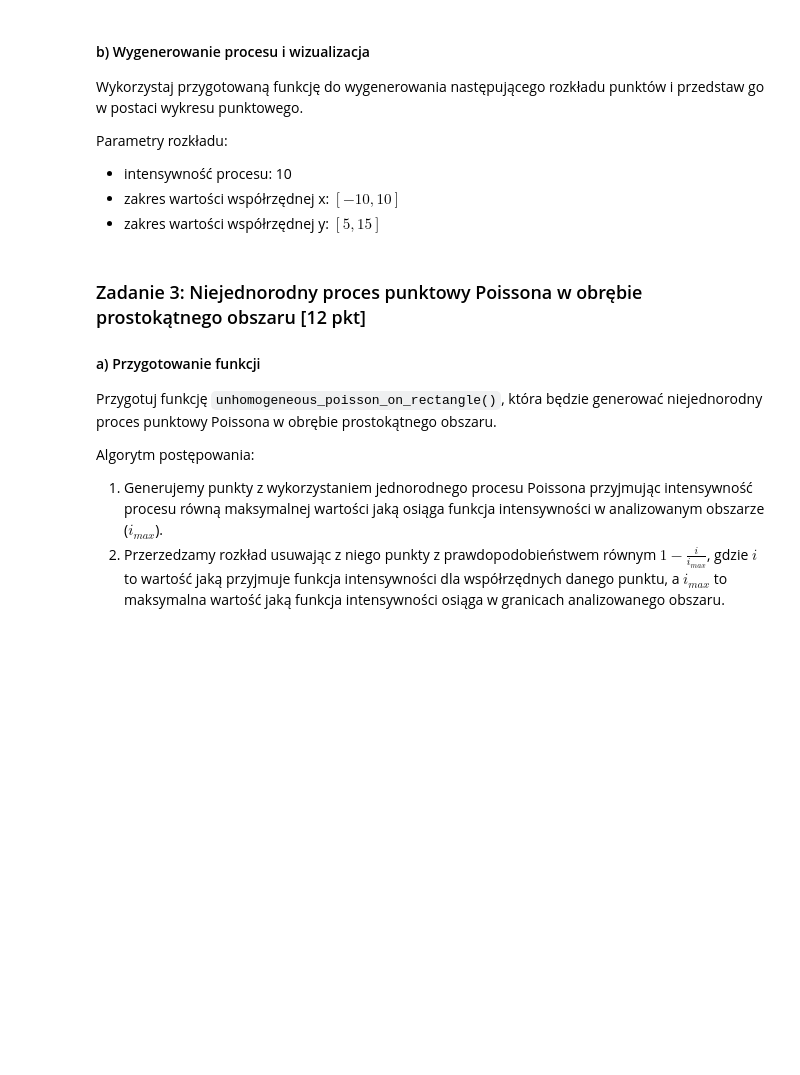
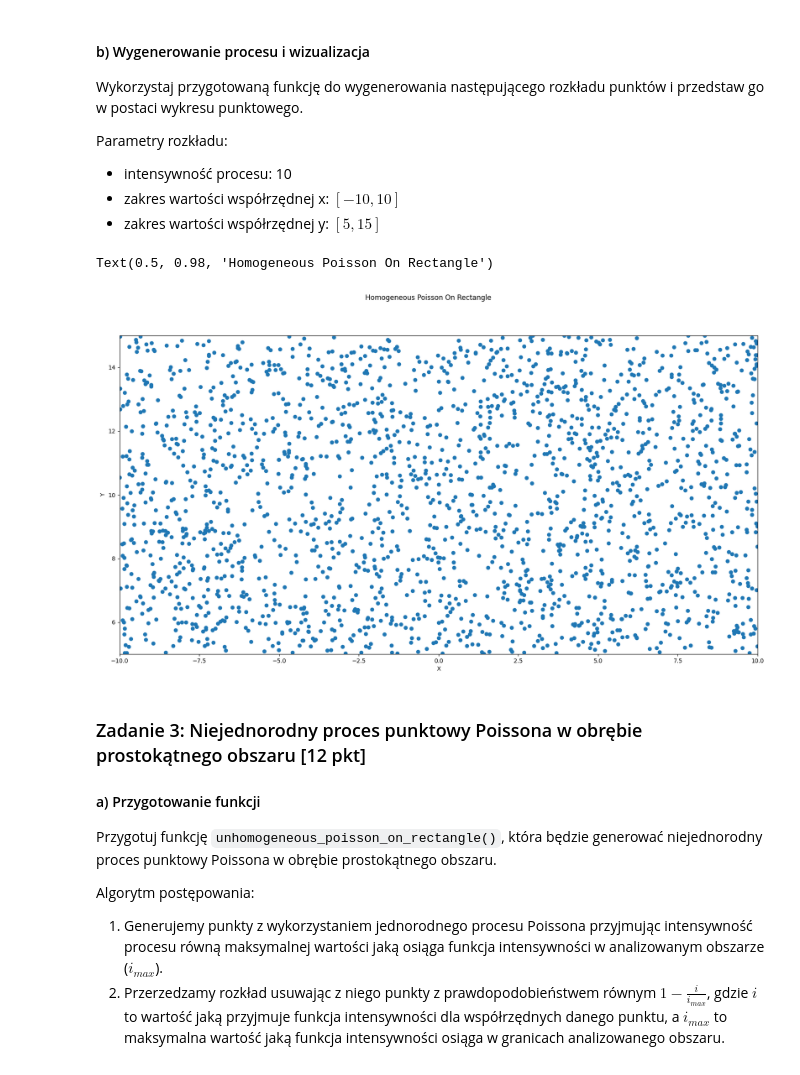
Before and after one commit to zuzannabrauer/spatialDataAnalysis, a Jupyter notebook: ZZ01.ipynb, the cells around one changed output. Cells and saved outputs as stored; diff of their text form; code cells hidden in the pictures; blank space fills up the shorter version.

Commit message:
Homogenous Poisson On Points - Exercise 2

```diff
--- a/ZZ01.ipynb
+++ b/ZZ01.ipynb
@@ -114,27 +114,14 @@ Przygotuj funkcję `homogeneous_poisson_on_rectangle()`, która będzie generowa
 Algorytm postępowania:
 1. Losujemy liczbę punktów $n$ z rozkładu Poissona o wartości oczekiwanej równej $i \cdot a$, gdzie $i$ to intensywność procesu, a $a$ jest powierzchnią obszaru, na którym generujemy punkty.
 2. Niezależnie od siebie losujemy wartości współrzędnych $n$ punktów z rozkładów jednostajnych na przedziałach określonych przez przyjęte zakresy wartości współrzędnych $x$ i $y$.
-# %%
-def homogeneous_poisson_on_rectangle(intensity, x_lim, y_lim):
-    """
-    Parameters
-    -------
-    intensity: float
-        Liczba dodatnia określająca intensywność procesu punktowego.
-    x_lim: list
-        Lista określająca zakres wartości współrzędnej X.
-        Przykład: [0, 10]
-    y_lim: list
-        Lista określająca zakres wartości współrzędnej Y.
-        Przykład: [0, 10]
-
-    Returns
-    -------
-    points: DataFrame
-        Tablica zawierająca dwie kolumny ze współrzędnymi punktów opisane jako "X" i "Y".
-    """
-    # YOUR CODE HERE
-    raise NotImplementedError()
+# %%
+def homogeneous_poisson_on_rectangle(intensity, x_lim, y_lim):
+    area = (x_lim[-1] - x_lim[0])*(y_lim[-1] - y_lim[0])
+    number_of_points = np.random.poisson(intensity*area)
+    x = np.random.uniform(x_lim[0], x_lim[-1], number_of_points)
+    y = np.random.uniform(y_lim[0], y_lim[-1], number_of_points)
+    points = pd.DataFrame({"X" : x, "Y" : y})
+    return points
 # %%
 # Komórka testowa
 test_points_3 = homogeneous_poisson_on_rectangle(intensity=5, x_lim=[-11, 18], y_lim=[5, 10])
@@ -163,8 +150,18 @@ Parametry rozkładu:
  - zakres wartości współrzędnej x: $[-10, 10]$
  - zakres wartości współrzędnej y: $[5, 15]$
 # %%
-# YOUR CODE HERE
-raise NotImplementedError()
+fig, axes = plt.subplots(1,1,figsize=(20,10))
+points =  homogeneous_poisson_on_rectangle(intensity=10, x_lim=[-10,10], y_lim=[5,15])
+axes.axis("square")
+axes.set_xlim(-10,10)
+axes.set_ylim(5,15)
+plt.xlabel("X")
+plt.ylabel("Y")
+plt.scatter(points["X"], points["Y"])
+fig.suptitle("Homogeneous Poisson On Rectangle")
+# %% [output]
+Text(0.5, 0.98, 'Homogeneous Poisson On Rectangle')
+[figure, added]
 # %% [markdown]
 ### Zadanie 3: Niejednorodny proces punktowy Poissona w obrębie prostokątnego obszaru [12 pkt]
 
```
Also changed, not shown: parts of 1 cell of this notebook.
